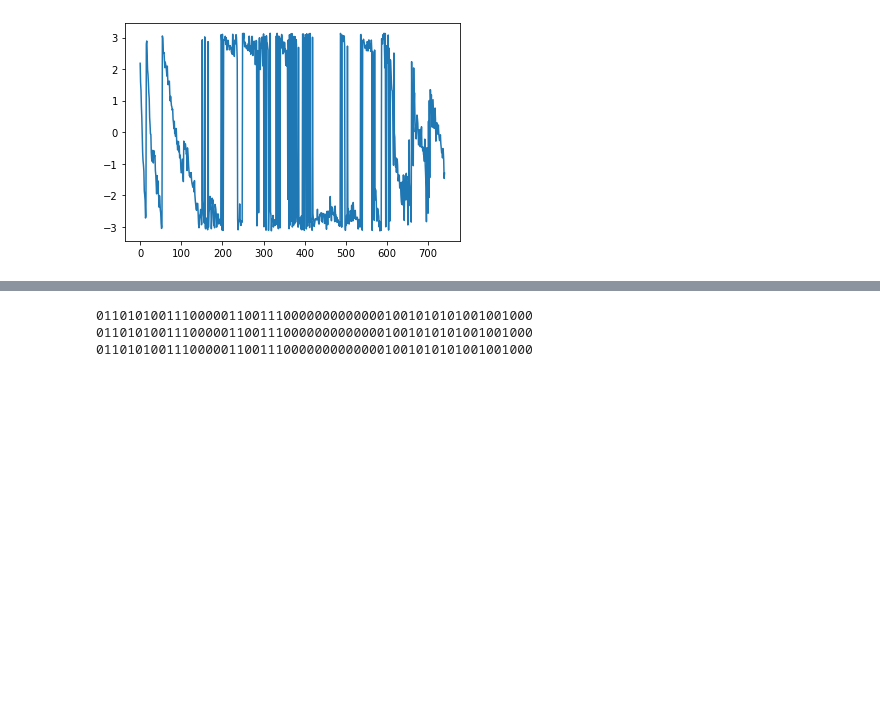
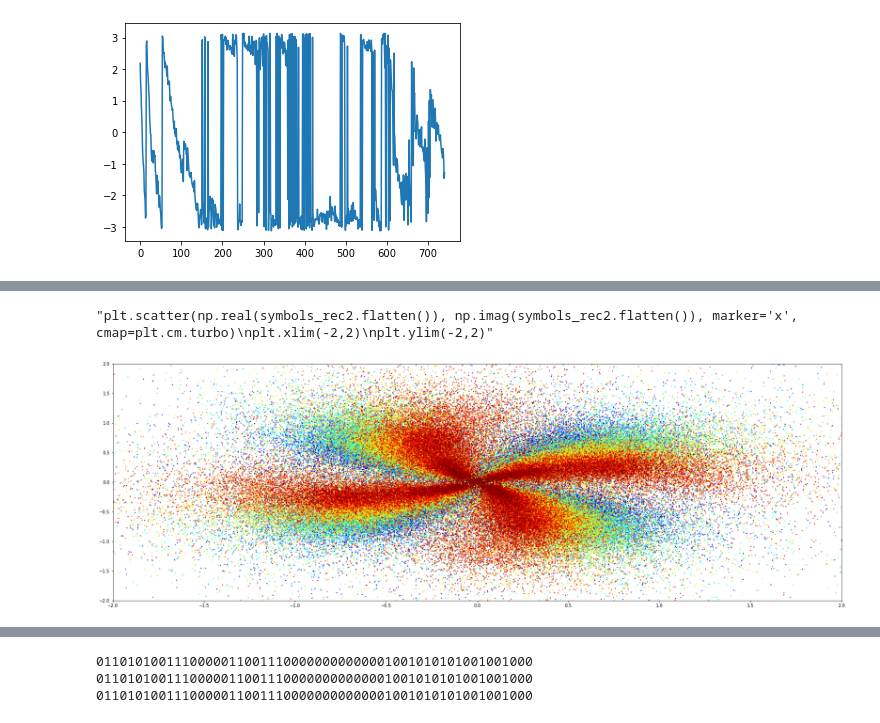
Before and after one commit to jks70/gf3_v2, a Jupyter notebook: uncover.ipynb, the cells around one changed output, grey strips where cells are left out. Cells and saved outputs as stored; diff of their text form; code cells hidden in the pictures; blank space fills up the shorter version.

```diff
--- a/uncover.ipynb
+++ b/uncover.ipynb
@@ -178,0 +179,18 @@ plt.show()
+# %%
+
+
+
+plt.figure(figsize = (30, 10))
+x = np.real(symbols_rec2).flatten()
+y = np.imag(symbols_rec2).flatten()
+colors = plt.cm.jet(np.linspace(0, 1, len(y)))
+plt.scatter(x, y, color=colors, marker='x',s=2)
+plt.xlim(-2,2)
+plt.ylim(-2,2)
+
+'''plt.scatter(np.real(symbols_rec2.flatten()), np.imag(symbols_rec2.flatten()), marker='x', cmap=plt.cm.turbo)
+plt.xlim(-2,2)
+plt.ylim(-2,2)'''
+# %% [output]
+"plt.scatter(np.real(symbols_rec2.flatten()), np.imag(symbols_rec2.flatten()), marker='x', cmap=plt.cm.turbo)\nplt.xlim(-2,2)\nplt.ylim(-2,2)"
+[figure, added]
```
Also changed, not shown: parts of 2 cells of this notebook, 2 other files.
